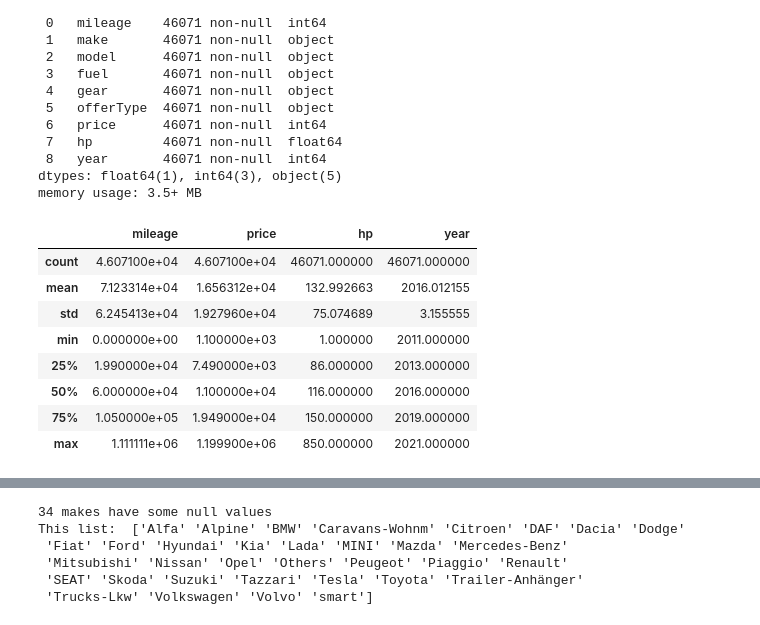
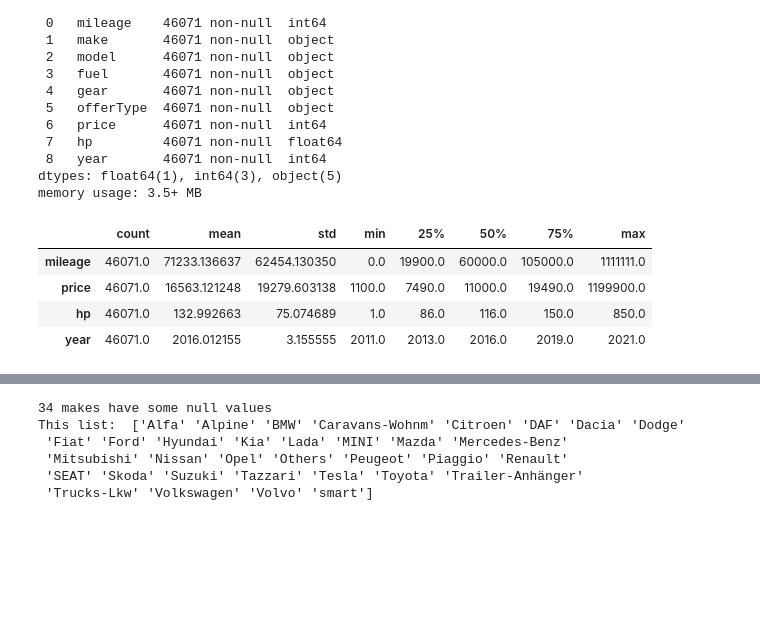
Before and after one commit to harrizazham98/DataScienceProj, a Jupyter notebook: 005_CarPurchase/eda.ipynb, the cells around one changed output, grey strips where cells are left out. Cells and saved outputs as stored; diff of their text form; code cells hidden in the pictures; blank space fills up the shorter version.

```diff
--- a/005_CarPurchase/eda.ipynb
+++ b/005_CarPurchase/eda.ipynb
@@ -66,14 +69,10 @@ Data columns (total 9 columns):
 dtypes: float64(1), int64(3), object(5)
 memory usage: 3.5+ MB
 # %%
-data.describe()
+data.describe().T
 # %% [output]
-|  | mileage | price | hp | year |
-| count | 4.607100e+04 | 4.607100e+04 | 46071.000000 | 46071.000000 |
-| mean | 7.123314e+04 | 1.656312e+04 | 132.992663 | 2016.012155 |
-| std | 6.245413e+04 | 1.927960e+04 | 75.074689 | 3.155555 |
-| min | 0.000000e+00 | 1.100000e+03 | 1.000000 | 2011.000000 |
-| 25% | 1.990000e+04 | 7.490000e+03 | 86.000000 | 2013.000000 |
-| 50% | 6.000000e+04 | 1.100000e+04 | 116.000000 | 2016.000000 |
-| 75% | 1.050000e+05 | 1.949000e+04 | 150.000000 | 2019.000000 |
-| max | 1.111111e+06 | 1.199900e+06 | 850.000000 | 2021.000000 |
+|  | count | mean | std | min | 25% | 50% | 75% | max |
+| mileage | 46071.0 | 71233.136637 | 62454.130350 | 0.0 | 19900.0 | 60000.0 | 105000.0 | 1111111.0 |
+| price | 46071.0 | 16563.121248 | 19279.603138 | 1100.0 | 7490.0 | 11000.0 | 19490.0 | 1199900.0 |
+| hp | 46071.0 | 132.992663 | 75.074689 | 1.0 | 86.0 | 116.0 | 150.0 | 850.0 |
+| year | 46071.0 | 2016.012155 | 3.155555 | 2011.0 | 2013.0 | 2016.0 | 2019.0 | 2021.0 |
```
Also changed, not shown: parts of 11 cells of this notebook.
